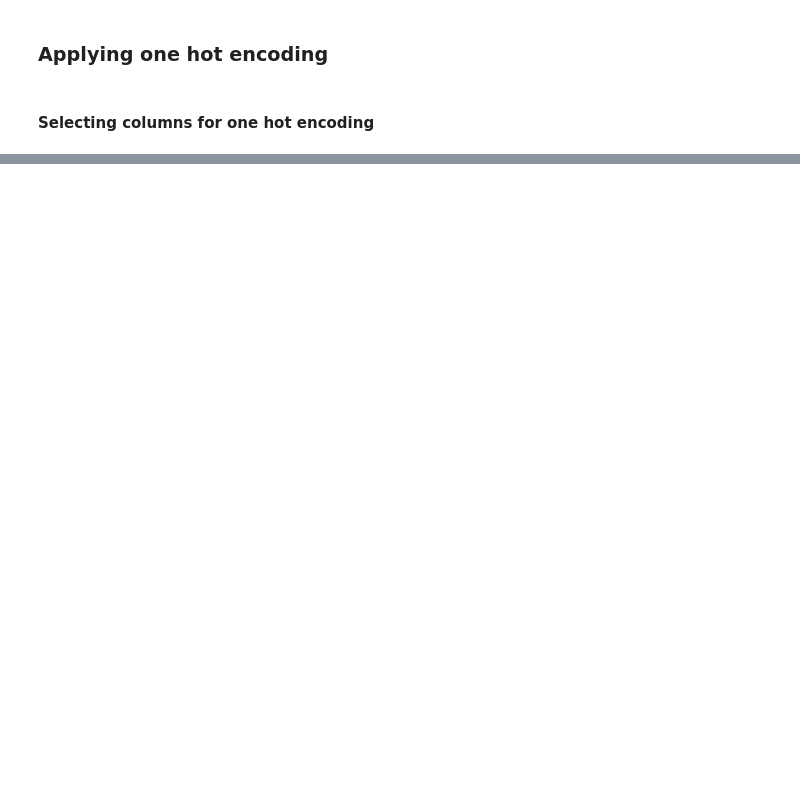
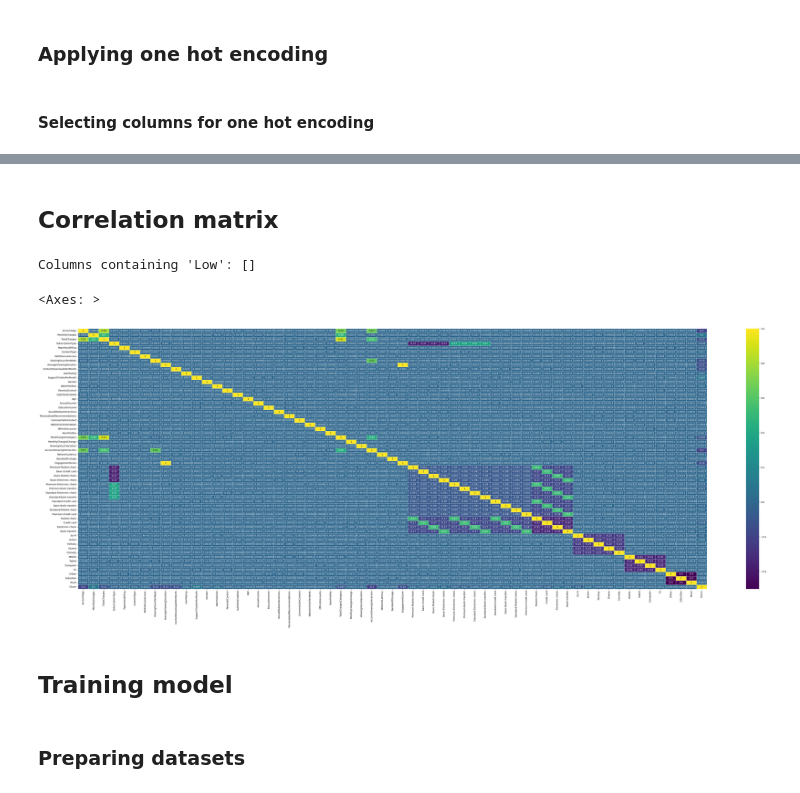
Before and after one commit to ochamodev/SL_Lab2_19001395_V, a Jupyter notebook: sl_lab2_19001395_V.ipynb, the cells around one changed output, grey strips where cells are left out. Drawn from its saved outputs; the diff is of its cells as text; code cells hidden in the pictures; blank space fills up the shorter version.

Commit message:
feat: add correlation matrix

```diff
--- a/sl_lab2_19001395_V.ipynb
+++ b/sl_lab2_19001395_V.ipynb
@@ -417,4 +410,6 @@ class OrdinalFeatureEncoder(BaseEstimator, TransformerMixin):
 
         monthlyChargeChangeEncoder = OrdinalEncoder(categories=[['Decreased','No Change','Increased']])
         X[monthlyChargesChangeCol] = monthlyChargeChangeEncoder.fit_transform(X[[monthlyChargesChangeCol]])
+        totalChargesCategoryEncoder = OrdinalEncoder(categories=[['Low', 'Medium', 'High']])
+        X[totalChargesCategoryCol] = totalChargesCategoryEncoder.fit_transform(X[[totalChargesCategoryCol]])
         return X
@@ -427,7 +424,11 @@ pipeline = Pipeline(steps=[
 
 encodedData = allDataDataFrameCopy.copy()
 
-encodedData = pipeline.fit_transform(encodedData)
+encodedData: pd.DataFrame = pipeline.fit_transform(encodedData)
 
-encodedData
+
+encodedData.select_dtypes(include=['object']).columns
+
+print(encodedData.dtypes)
+print(encodedData[churnCol])
 # %% [output]
@@ -461,0 +452,27 @@ encodedData
+# %% [markdown]
+## Correlation matrix
+# %%
+cols_with_low = encodedData.applymap(lambda x: x == 'Low').any()
+cols_with_low = cols_with_low[cols_with_low].index.tolist()
+
+print("Columns containing 'Low':", cols_with_low)
+# %% [output]
+Columns containing 'Low': []
+# %%
+
+column_to_move = encodedData.pop(churnCol)
+
+encodedData.insert(encodedData.columns.size, churnCol, column_to_move)
+
+correlation_matrix = encodedData.corr()
+
+
+plt.figure(figsize=(60,20))
+sns.heatmap(correlation_matrix, linewidths=.5, cmap='viridis', annot=True)
+# %% [output]
+<Axes: >
+[figure, added]
+# %% [markdown]
+## Training model
+# %% [markdown]
+### Preparing datasets
```
Also changed, not shown: parts of 14 cells of this notebook.
